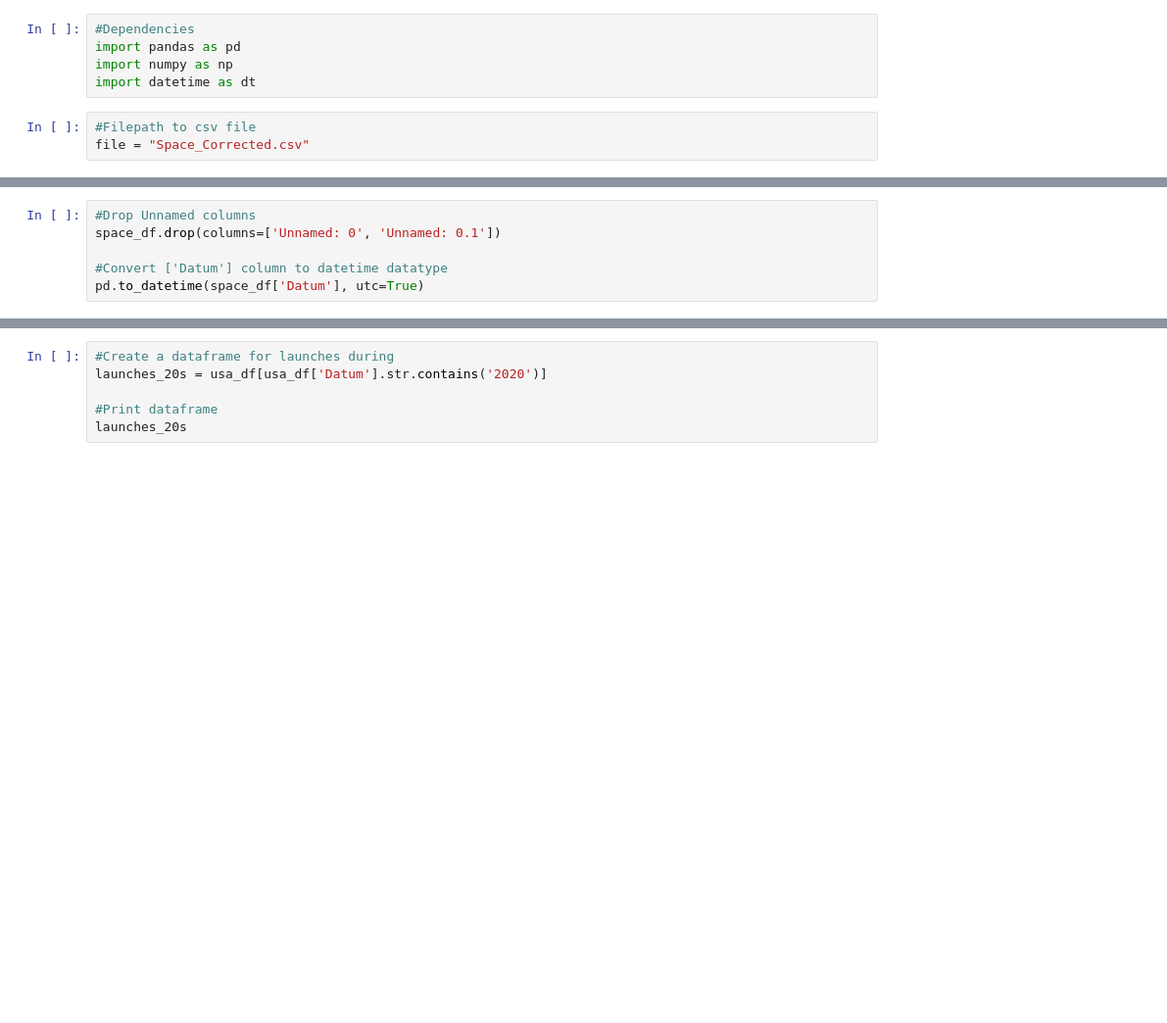
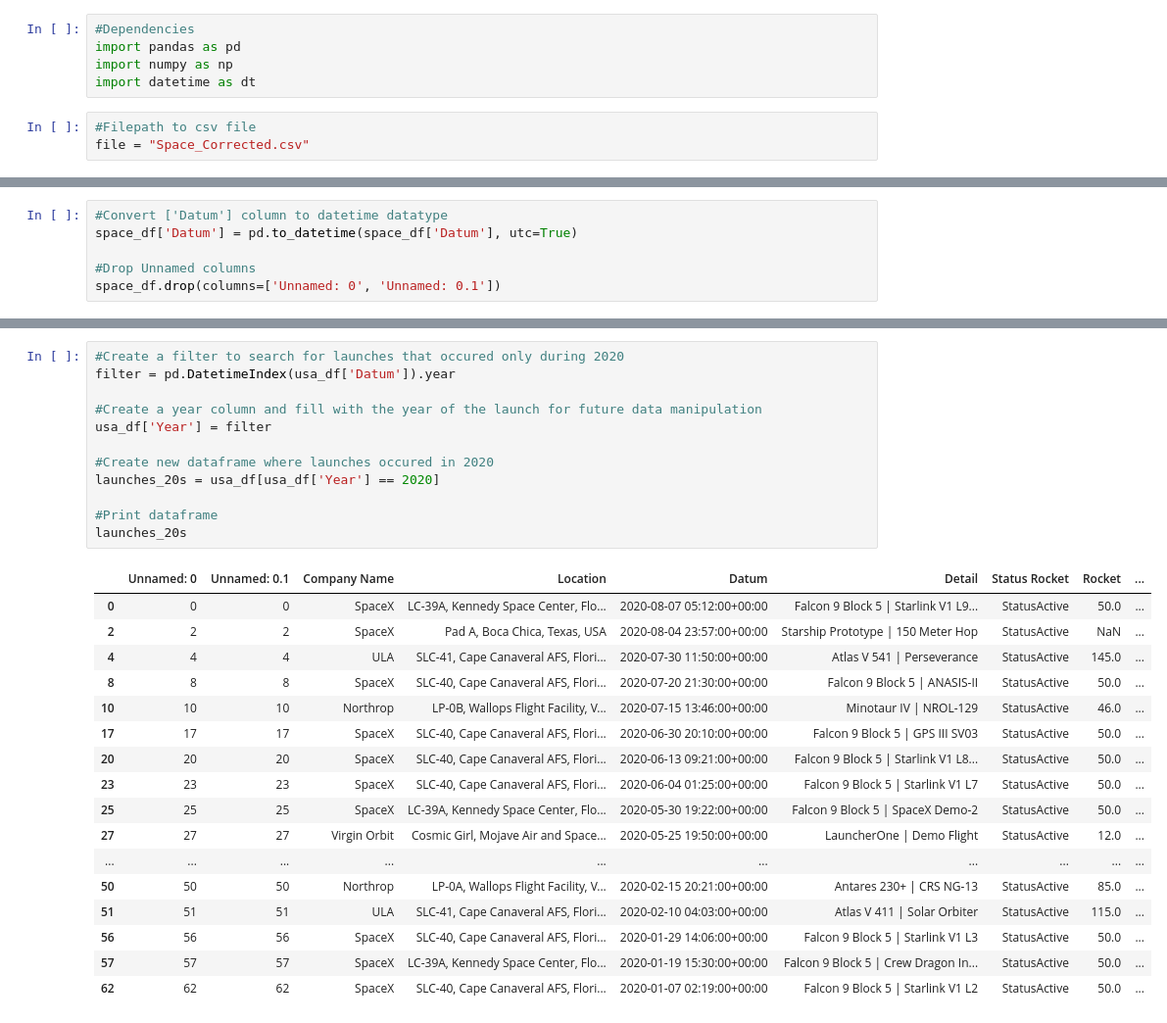
Before and after one commit to Lareena/Project_2_ETL, a Jupyter notebook: Data Cleaning.ipynb, the cells around one changed output, grey strips where cells are left out. Shown at 98% size. Cells and saved outputs as stored; diff of their text form; blank space fills up the shorter version.

Commit message:
Created data frames for each specified decade

```diff
--- a/Data Cleaning.ipynb
+++ b/Data Cleaning.ipynb
@@ -13,6 +20,6 @@ space_df.head()
 # %%
+#Convert ['Datum'] column to datetime datatype
+space_df['Datum'] = pd.to_datetime(space_df['Datum'], utc=True)
+
 #Drop Unnamed columns
 space_df.drop(columns=['Unnamed: 0', 'Unnamed: 0.1'])
-
-#Convert ['Datum'] column to datetime datatype
-pd.to_datetime(space_df['Datum'], utc=True)
@@ -28,9 +94,33 @@ usa_df.drop(columns=['Unnamed: 0', 'Unnamed: 0.1'])
-# %%
-#Create a dataframe for launches during
-launches_20s = usa_df[usa_df['Datum'].str.contains('2020')]
-
-#Print dataframe
-launches_20s
+# %%
+#Create a filter to search for launches that occured only during 2020
+filter = pd.DatetimeIndex(usa_df['Datum']).year
+
+#Create a year column and fill with the year of the launch for future data manipulation
+usa_df['Year'] = filter
+
+#Create new dataframe where launches occured in 2020
+launches_20s = usa_df[usa_df['Year'] == 2020]
+
+#Print dataframe
+launches_20s
+# %% [output]
+|  | Unnamed: 0 | Unnamed: 0.1 | Company Name | Location | Datum | Detail | Status Rocket | Rocket | ... |
+| 0 | 0 | 0 | SpaceX | LC-39A, Kennedy Space Center, Flo... | 2020-08-07 05:12:00+00:00 | Falcon 9 Block 5 | Starlink V1 L9... | StatusActive | 50.0 | ... |
+| 2 | 2 | 2 | SpaceX | Pad A, Boca Chica, Texas, USA | 2020-08-04 23:57:00+00:00 | Starship Prototype | 150 Meter Hop | StatusActive | NaN | ... |
+| 4 | 4 | 4 | ULA | SLC-41, Cape Canaveral AFS, Flori... | 2020-07-30 11:50:00+00:00 | Atlas V 541 | Perseverance | StatusActive | 145.0 | ... |
+| 8 | 8 | 8 | SpaceX | SLC-40, Cape Canaveral AFS, Flori... | 2020-07-20 21:30:00+00:00 | Falcon 9 Block 5 | ANASIS-II | StatusActive | 50.0 | ... |
+| 10 | 10 | 10 | Northrop | LP-0B, Wallops Flight Facility, V... | 2020-07-15 13:46:00+00:00 | Minotaur IV | NROL-129 | StatusActive | 46.0 | ... |
+| 17 | 17 | 17 | SpaceX | SLC-40, Cape Canaveral AFS, Flori... | 2020-06-30 20:10:00+00:00 | Falcon 9 Block 5 | GPS III SV03 | StatusActive | 50.0 | ... |
+| 20 | 20 | 20 | SpaceX | SLC-40, Cape Canaveral AFS, Flori... | 2020-06-13 09:21:00+00:00 | Falcon 9 Block 5 | Starlink V1 L8... | StatusActive | 50.0 | ... |
+| 23 | 23 | 23 | SpaceX | SLC-40, Cape Canaveral AFS, Flori... | 2020-06-04 01:25:00+00:00 | Falcon 9 Block 5 | Starlink V1 L7 | StatusActive | 50.0 | ... |
+| 25 | 25 | 25 | SpaceX | LC-39A, Kennedy Space Center, Flo... | 2020-05-30 19:22:00+00:00 | Falcon 9 Block 5 | SpaceX Demo-2 | StatusActive | 50.0 | ... |
+| 27 | 27 | 27 | Virgin Orbit | Cosmic Girl, Mojave Air and Space... | 2020-05-25 19:50:00+00:00 | LauncherOne | Demo Flight | StatusActive | 12.0 | ... |
+| ... | ... | ... | ... | ... | ... | ... | ... | ... | ... |
+| 50 | 50 | 50 | Northrop | LP-0A, Wallops Flight Facility, V... | 2020-02-15 20:21:00+00:00 | Antares 230+ | CRS NG-13 | StatusActive | 85.0 | ... |
+| 51 | 51 | 51 | ULA | SLC-41, Cape Canaveral AFS, Flori... | 2020-02-10 04:03:00+00:00 | Atlas V 411 | Solar Orbiter | StatusActive | 115.0 | ... |
+| 56 | 56 | 56 | SpaceX | SLC-40, Cape Canaveral AFS, Flori... | 2020-01-29 14:06:00+00:00 | Falcon 9 Block 5 | Starlink V1 L3 | StatusActive | 50.0 | ... |
+| 57 | 57 | 57 | SpaceX | LC-39A, Kennedy Space Center, Flo... | 2020-01-19 15:30:00+00:00 | Falcon 9 Block 5 | Crew Dragon In... | StatusActive | 50.0 | ... |
+| 62 | 62 | 62 | SpaceX | SLC-40, Cape Canaveral AFS, Flori... | 2020-01-07 02:19:00+00:00 | Falcon 9 Block 5 | Starlink V1 L2 | StatusActive | 50.0 | ... |
 # %%
 #Drop unnamed columns
 launches_20s.drop(columns=['Unnamed: 0', 'Unnamed: 0.1'])
```
Also changed, not shown: parts of 21 cells of this notebook.
